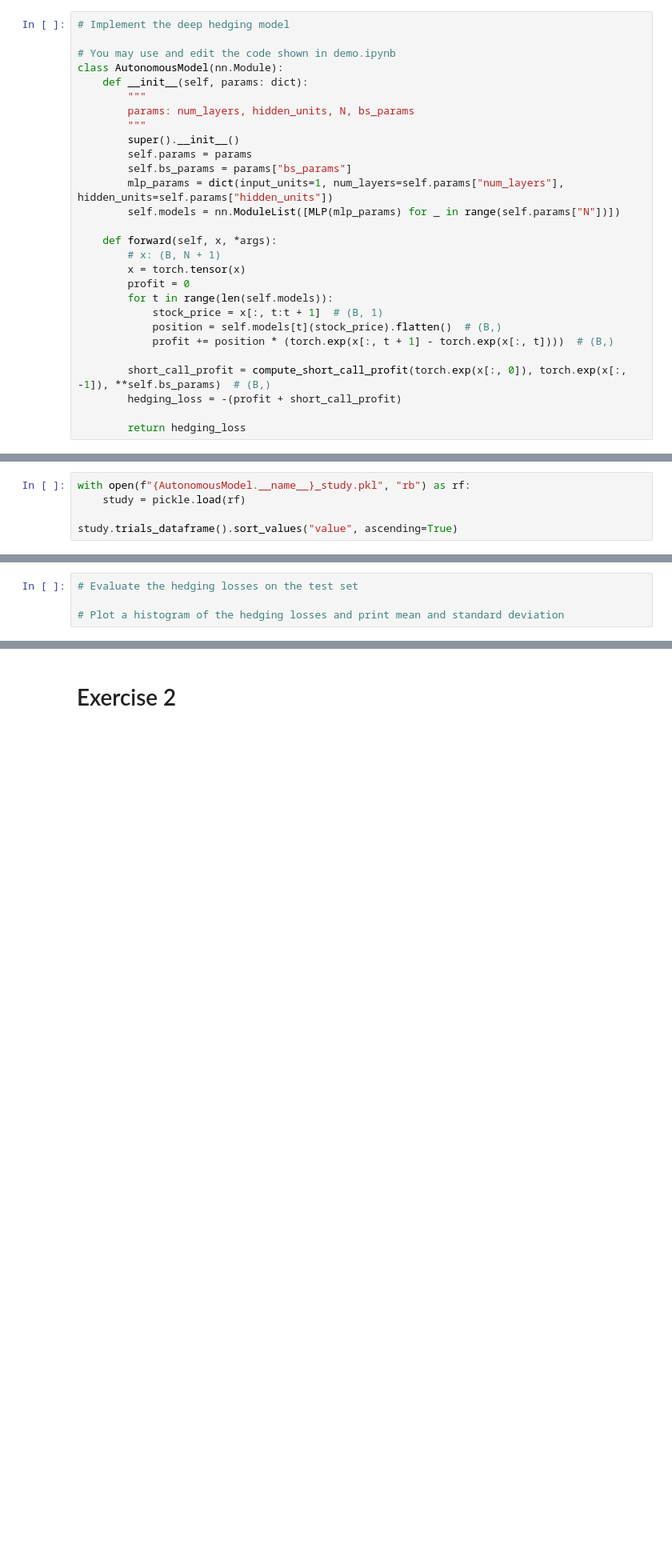
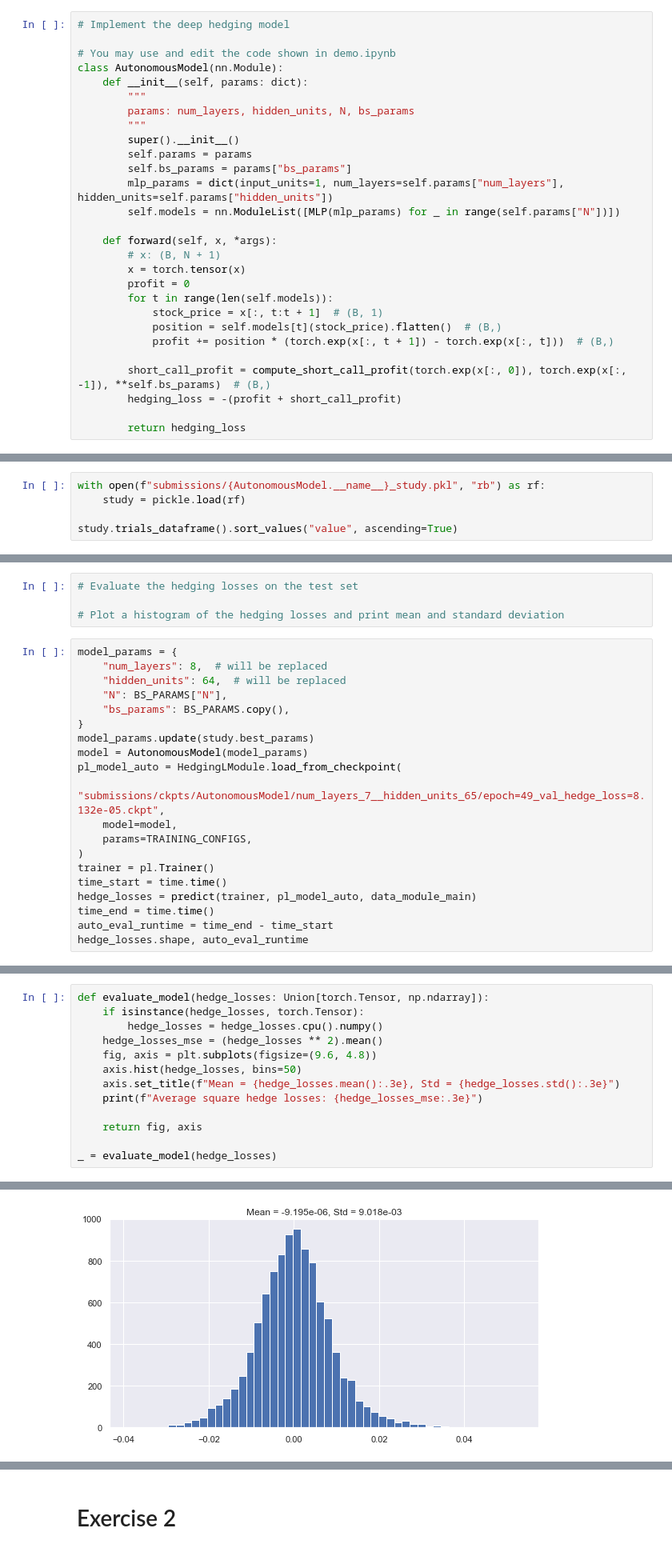
Before and after one commit to 10258392511/MLFIProjects, a Jupyter notebook: DeepHedge/assignment3_completed.ipynb, the cells around one changed output, grey strips where cells are left out. Shown at 80% size. Cells and saved outputs as stored; diff of their text form; blank space fills up the shorter version.

Commit message:
Finished Deep Hedge Project

```diff
--- a/DeepHedge/assignment3_completed.ipynb
+++ b/DeepHedge/assignment3_completed.ipynb
@@ -410,7 +414,7 @@ class AutonomousModel(nn.Module):
         for t in range(len(self.models)):
             stock_price = x[:, t:t + 1]  # (B, 1)
             position = self.models[t](stock_price).flatten()  # (B,)
-            profit += position * (torch.exp(x[:, t + 1] - torch.exp(x[:, t])))  # (B,)
+            profit += position * (torch.exp(x[:, t + 1]) - torch.exp(x[:, t]))  # (B,)
 
         short_call_profit = compute_short_call_profit(torch.exp(x[:, 0]), torch.exp(x[:, -1]), **self.bs_params)  # (B,)
         hedging_loss = -(profit + short_call_profit)
@@ -497,5 +478,0 @@ study.best_trial.params
-# %%
-with open(f"{AutonomousModel.__name__}_study.pkl", "rb") as rf:
-    study = pickle.load(rf)
-
-study.trials_dataframe().sort_values("value", ascending=True)
@@ -519,0 +501,5 @@ study.trials_dataframe().sort_values("value", ascending=True)
+# %%
+with open(f"submissions/{AutonomousModel.__name__}_study.pkl", "rb") as rf:
+    study = pickle.load(rf)
+
+study.trials_dataframe().sort_values("value", ascending=True)
@@ -523,3 +527,23 @@ study.trials_dataframe().sort_values("value", ascending=True)
 # Evaluate the hedging losses on the test set
 
 # Plot a histogram of the hedging losses and print mean and standard deviation
+# %%
+model_params = {
+    "num_layers": 8,  # will be replaced
+    "hidden_units": 64,  # will be replaced
+    "N": BS_PARAMS["N"],
+    "bs_params": BS_PARAMS.copy(),
+}
+model_params.update(study.best_params)
+model = AutonomousModel(model_params)
+pl_model_auto = HedgingLModule.load_from_checkpoint(
+    "submissions/ckpts/AutonomousModel/num_layers_7__hidden_units_65/epoch=49_val_hedge_loss=8.132e-05.ckpt",
+    model=model,
+    params=TRAINING_CONFIGS,
+)
+trainer = pl.Trainer()
+time_start = time.time()
+hedge_losses = predict(trainer, pl_model_auto, data_module_main)
+time_end = time.time()
+auto_eval_runtime = time_end - time_start
+hedge_losses.shape, auto_eval_runtime
@@ -525,0 +558,14 @@ study.trials_dataframe().sort_values("value", ascending=True)
+# %%
+def evaluate_model(hedge_losses: Union[torch.Tensor, np.ndarray]):
+    if isinstance(hedge_losses, torch.Tensor):
+        hedge_losses = hedge_losses.cpu().numpy()
+    hedge_losses_mse = (hedge_losses ** 2).mean()
+    fig, axis = plt.subplots(figsize=(9.6, 4.8))
+    axis.hist(hedge_losses, bins=50)
+    axis.set_title(f"Mean = {hedge_losses.mean():.3e}, Std = {hedge_losses.std():.3e}")
+    print(f"Average square hedge losses: {hedge_losses_mse:.3e}")
+
+    return fig, axis
+
+_ = evaluate_model(hedge_losses)
+# %% [output]
@@ -526,3 +573,4 @@ study.trials_dataframe().sort_values("value", ascending=True)
+[figure, added]
 # %% [markdown]
 A few questions for you to consider...
 
```
Also changed, not shown: parts of 27 cells of this notebook, 5 other files.
